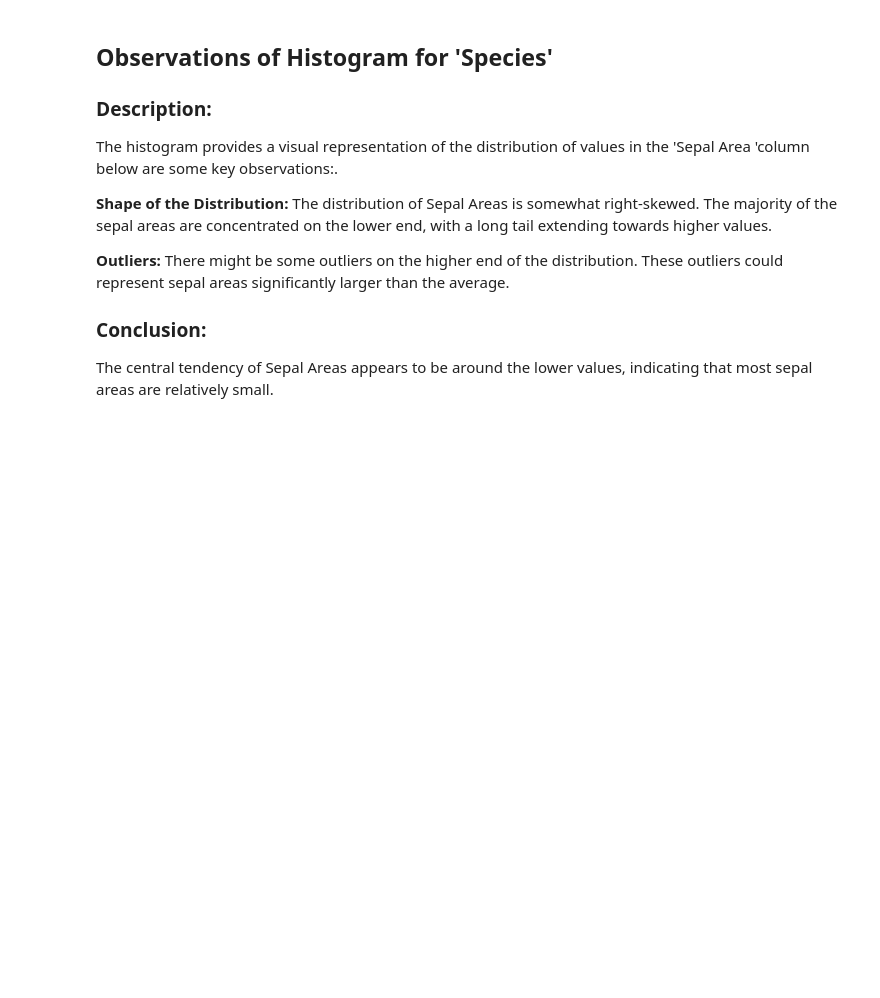
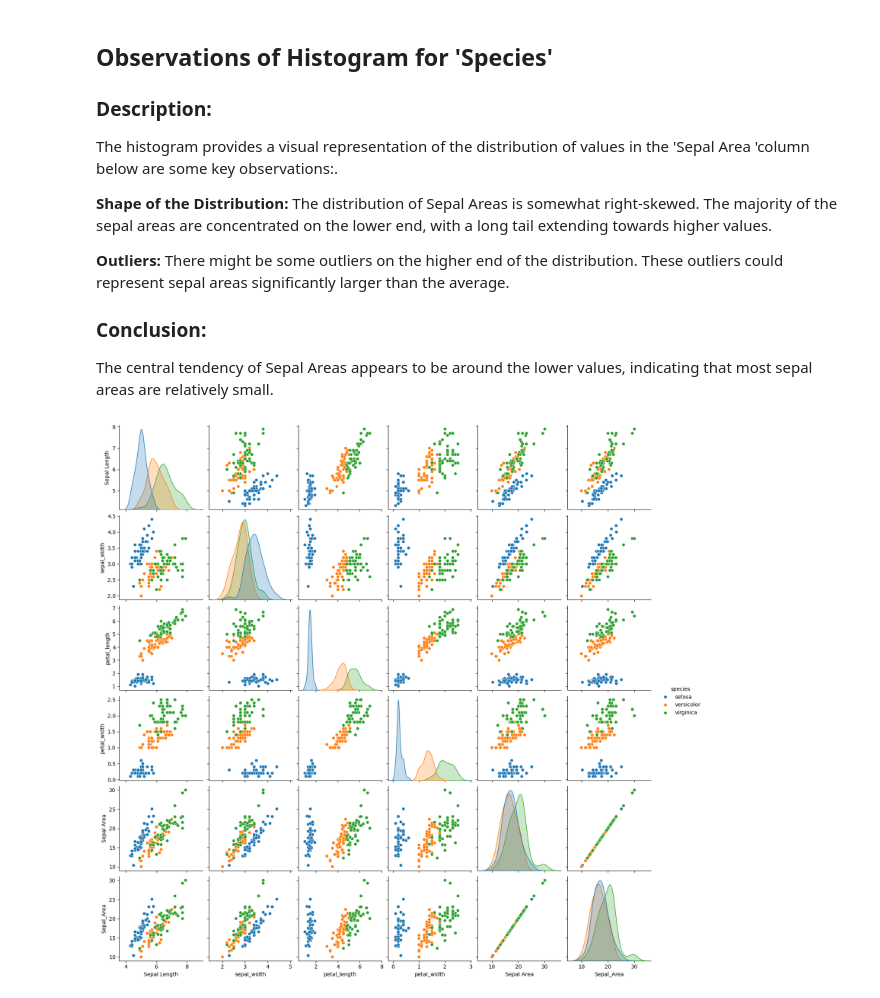
Before and after one commit to drodmay1/datafun-04-jupyter, a Jupyter notebook: david_eda.ipynb, the cells around one changed output. Drawn from its saved outputs; the diff is of its cells as text; code cells hidden in the pictures; blank space fills up the shorter version.

Commit message:
species visualization added and markdown

```diff
--- a/david_eda.ipynb
+++ b/david_eda.ipynb
@@ -355,3 +355,10 @@ The histogram provides a visual representation of the distribution of values in
 
 ### Conclusion:
    The central tendency of Sepal Areas appears to be around the lower values, indicating that most sepal areas are relatively small.
+# %%
+##Initial Visualizations
+
+sns.pairplot(df, hue='species')
+plt.show()
+# %% [output]
+[figure, added]
```
Also changed, not shown: parts of 1 cell of this notebook.
